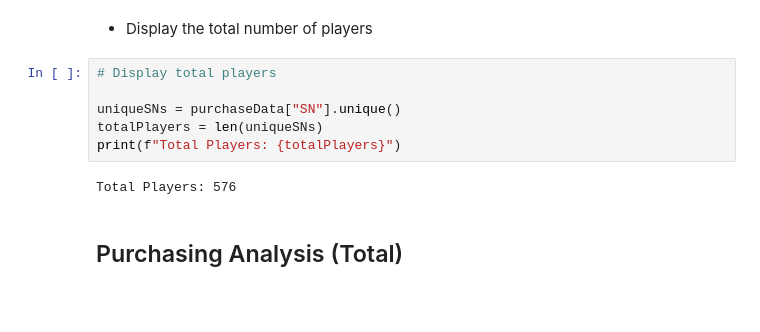
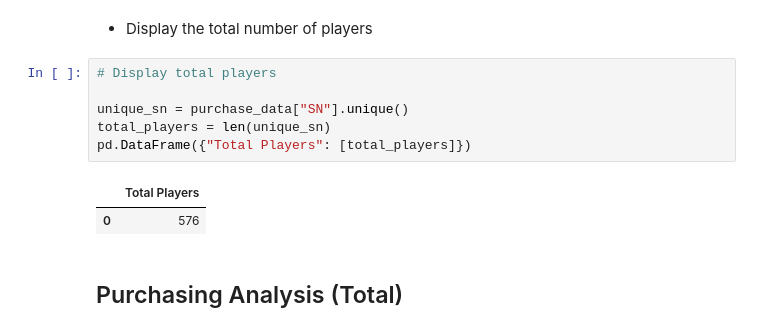
Before and after one commit to luchovzla/pandas-challenge, a Jupyter notebook: HeroesOfPymoli/HeroesOfPymoli_starter.ipynb, the cells around one changed output. Saved outputs shown, nothing was run; the diff lists cells and outputs as text; blank space fills up the shorter version.

```diff
--- a/HeroesOfPymoli/HeroesOfPymoli_starter.ipynb
+++ b/HeroesOfPymoli/HeroesOfPymoli_starter.ipynb
@@ -25,11 +32,12 @@ purchaseData.head()
 # %%
 # Display total players
 
-uniqueSNs = purchaseData["SN"].unique()
-totalPlayers = len(uniqueSNs)
-print(f"Total Players: {totalPlayers}")
+unique_sn = purchase_data["SN"].unique()
+total_players = len(unique_sn)
+pd.DataFrame({"Total Players": [total_players]})
 # %% [output]
-Total Players: 576
+|  | Total Players |
+| 0 | 576 |
 # %% [markdown]
 ## Purchasing Analysis (Total)
 # %% [markdown]
```
Also changed, not shown: parts of 8 cells of this notebook.
